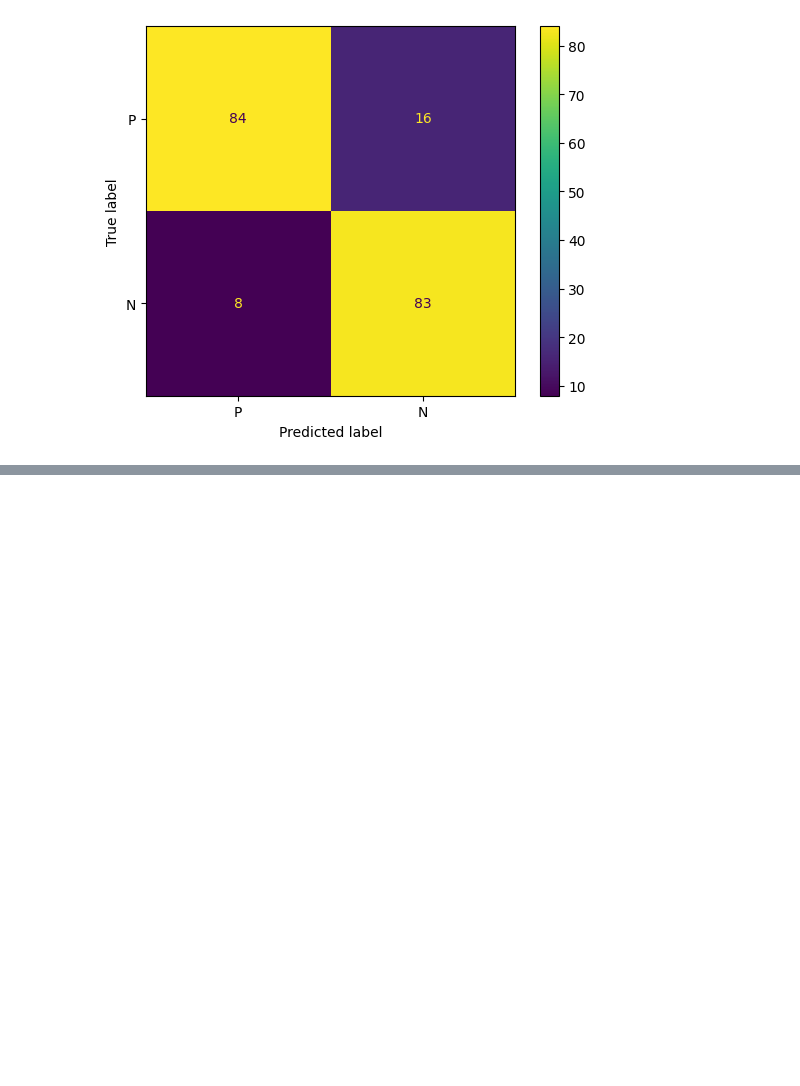
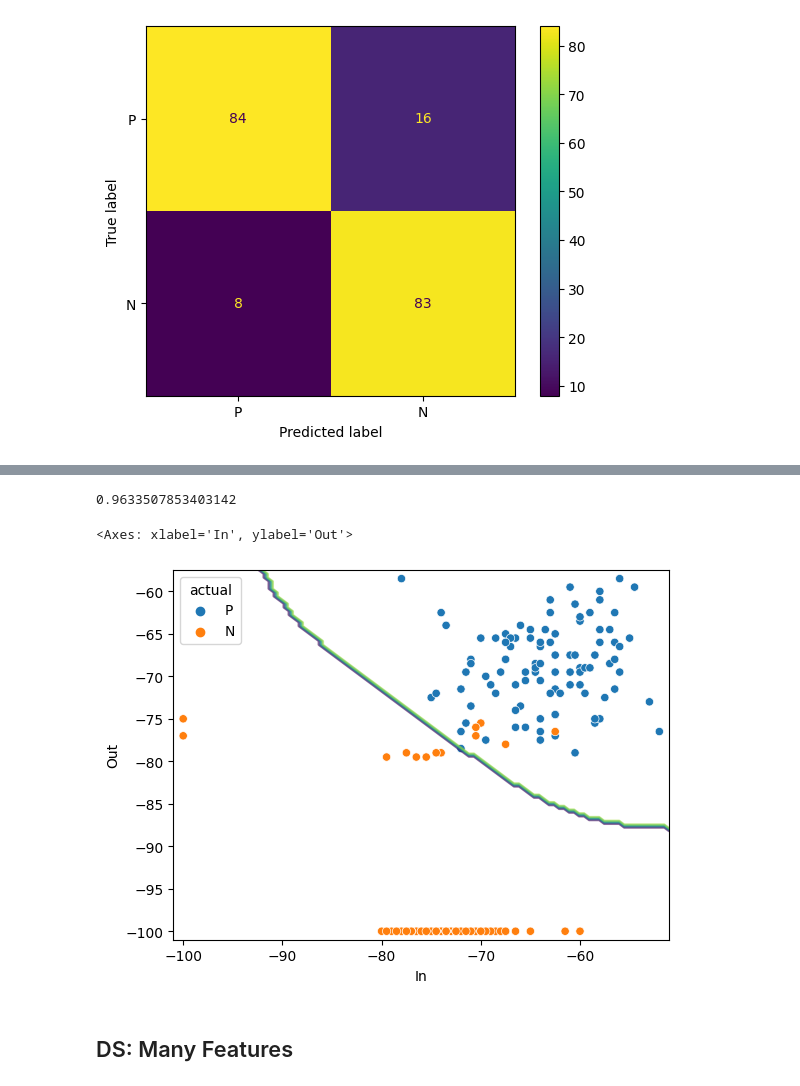
Before and after one commit to gael-mehdi/RFID-analyse-experience-1, a Jupyter notebook: analyse.ipynb, the cells around one changed output, grey strips where cells are left out. Drawn from its saved outputs; the diff is of its cells as text; code cells hidden in the pictures; blank space fills up the shorter version.

```diff
--- a/analyse.ipynb
+++ b/analyse.ipynb
@@ -501,0 +602,9 @@ Classifica.from_predictions(ds["actual"], ds["pred"], labels=ds["actual"].unique
+# %%
+#clf = SVC(kernel="linear")
+#clf = SVC(kernel="poly")
+clf = SVC(kernel="rbf")
+X = ds[["In", "Out"]]
+y = ds["actual"]
+clf.fit(X, y)
+ds["pred2D"]=clf.predict(X)
+ds
@@ -501,0 +625,13 @@ Classifica.from_predictions(ds["actual"], ds["pred"], labels=ds["actual"].unique
+# %%
+accuracy = ds["actual"] == ds["pred2D"]
+accuracy.mean()
+# %% [output]
+0.9633507853403142
+# %%
+DecisionBoundaryDisplay.from_estimator(clf, X, response_method="predict", plot_method="contour",alpha=0.5)
+sns.scatterplot(data = ds, x="In", y="Out", hue="actual")
+# %% [output]
+<Axes: xlabel='In', ylabel='Out'>
+[figure, added]
+# %% [markdown]
+## DS: Many Features
```
Also changed, not shown: parts of 16 cells of this notebook.
